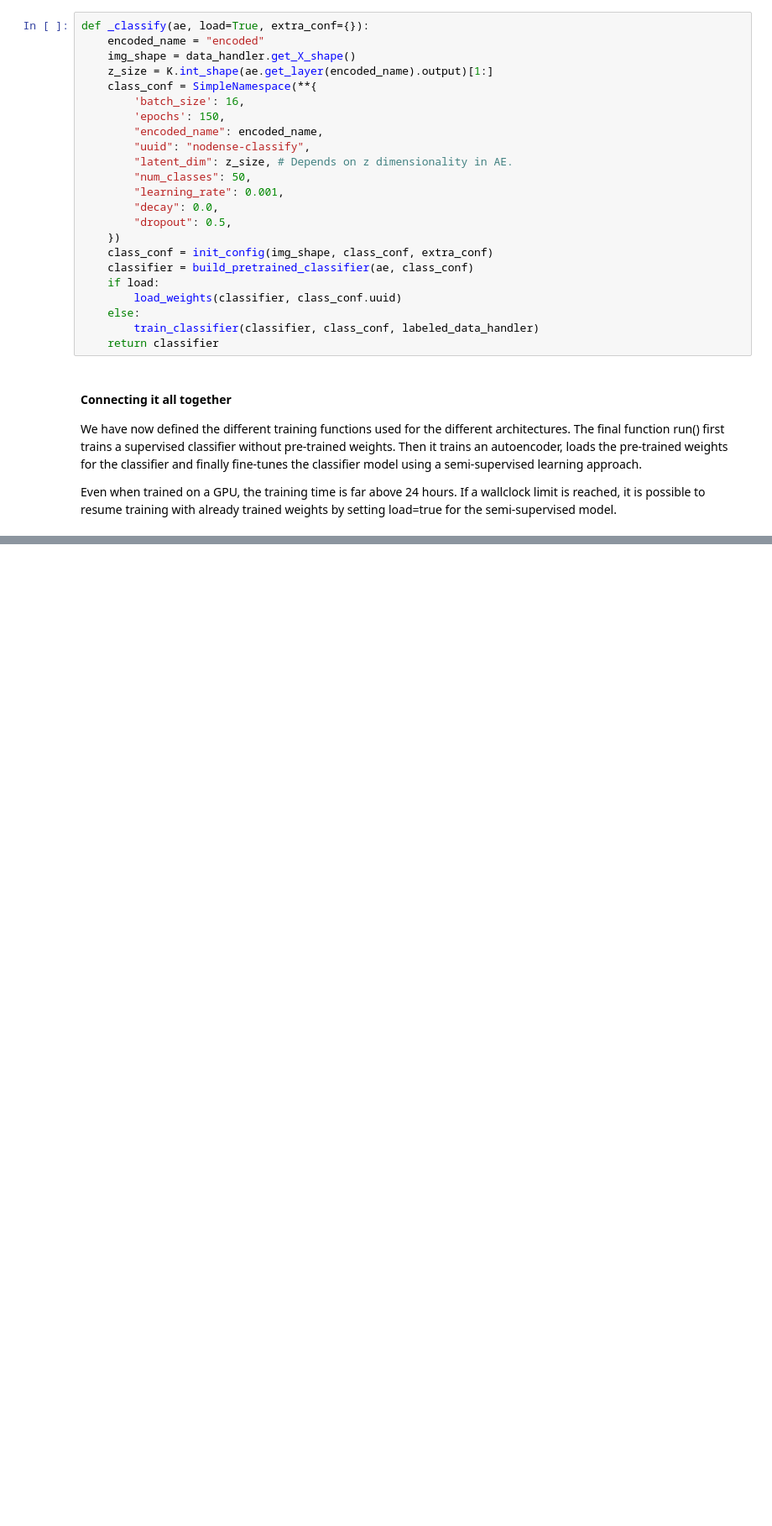
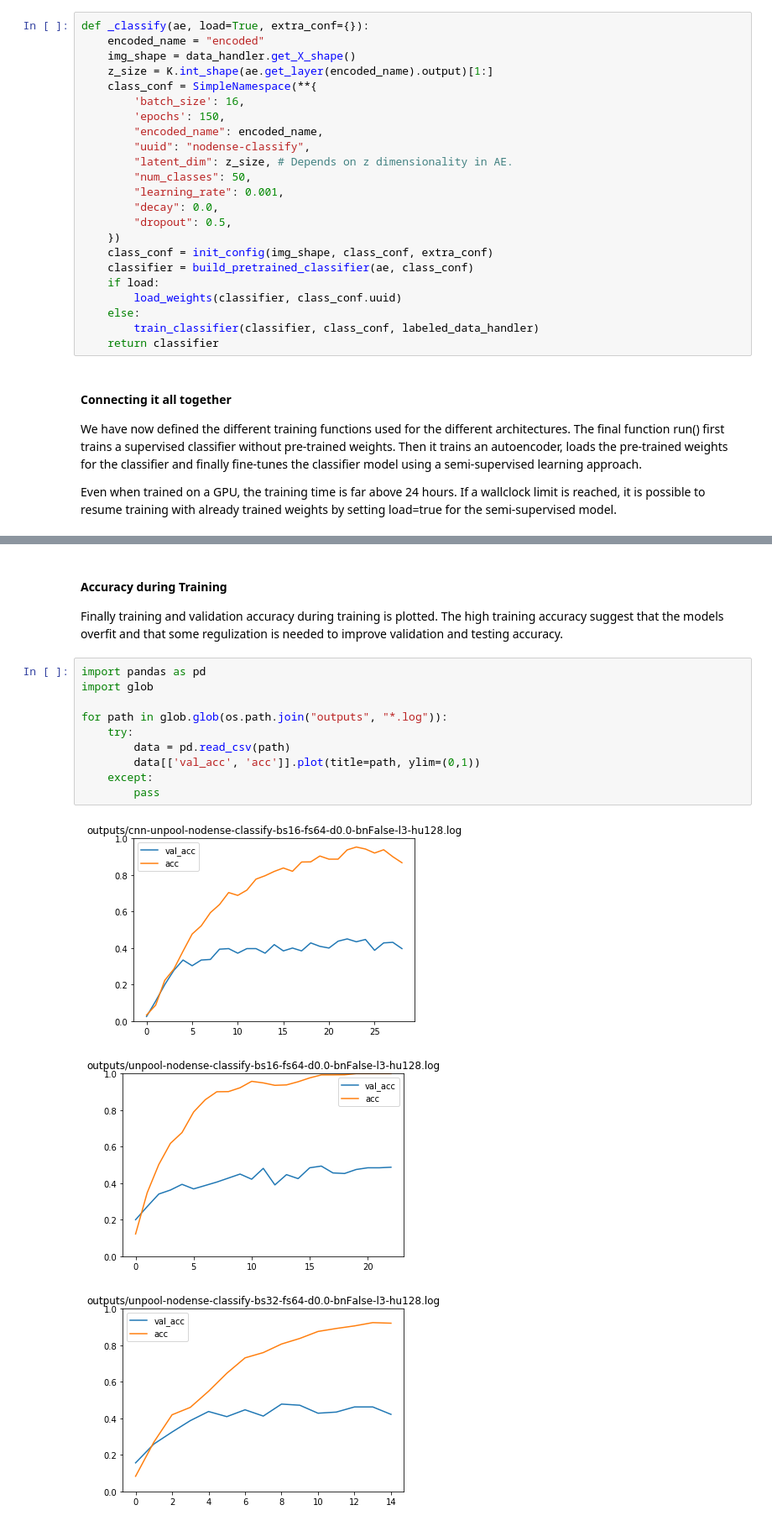
Before and after one commit to Rasmusafj/02456-deep-learning-project12, a Jupyter notebook: Step2_ESC-semi-supervised-learning.ipynb, the cells around one changed output, grey strips where cells are left out. Shown at 84% size. Saved outputs shown, nothing was run; the diff lists cells and outputs as text; blank space fills up the shorter version.

```diff
--- a/Step2_ESC-semi-supervised-learning.ipynb
+++ b/Step2_ESC-semi-supervised-learning.ipynb
@@ -389,0 +460,19 @@ The final section shows our results and visualizations.
+# %% [markdown]
+#### Accuracy during Training
+
+Finally training and validation accuracy during training is plotted.
+The high training accuracy suggest that the models overfit and that some regulization is needed to improve validation and testing accuracy.
+# %%
+import pandas as pd
+import glob
+
+for path in glob.glob(os.path.join("outputs", "*.log")):
+    try:
+        data = pd.read_csv(path)
+        data[['val_acc', 'acc']].plot(title=path, ylim=(0,1))
+    except:
+        pass
+# %% [output]
+[figure, added]
+[figure, added]
+[figure, added]
```
Also changed, not shown: parts of 19 cells of this notebook, 17 other files.
